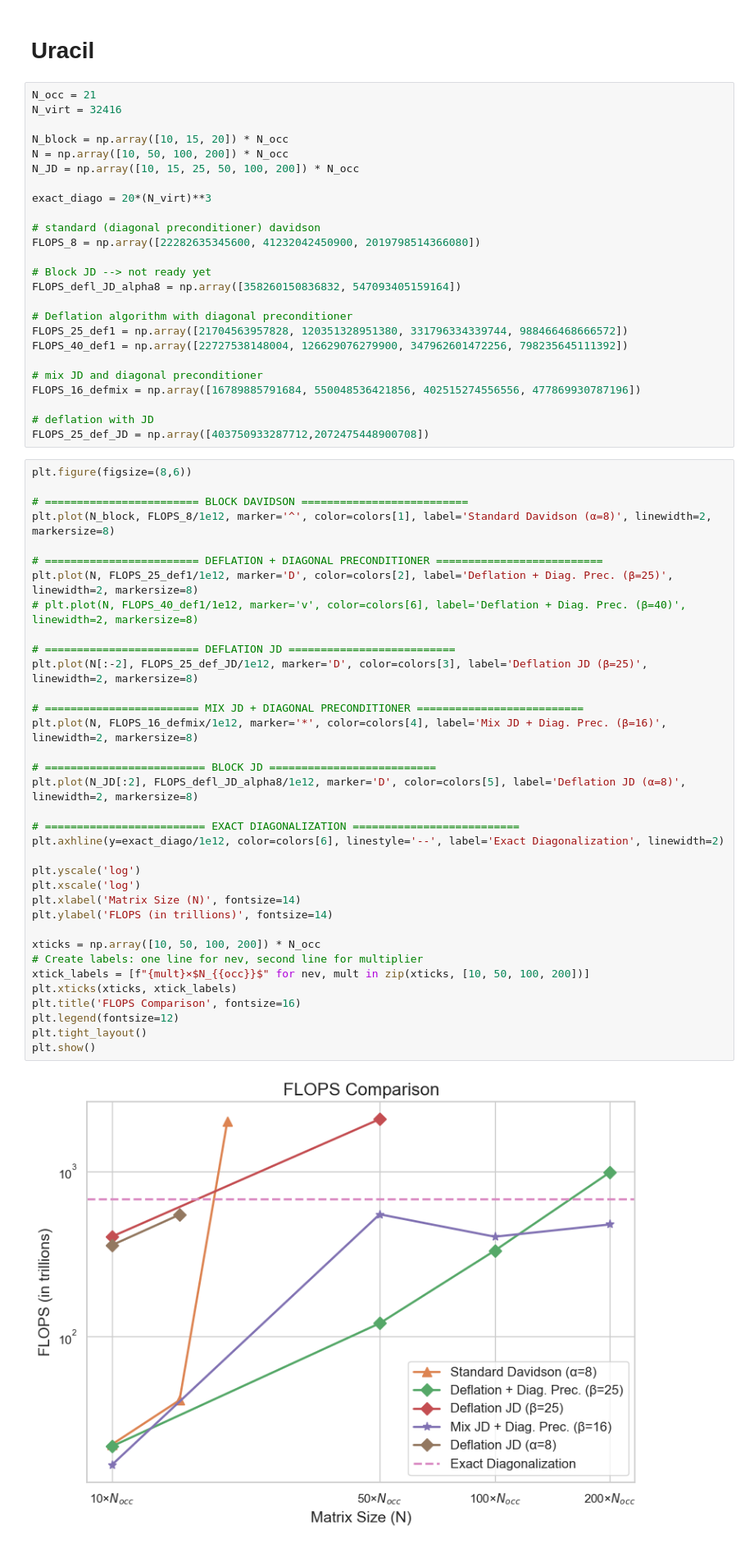
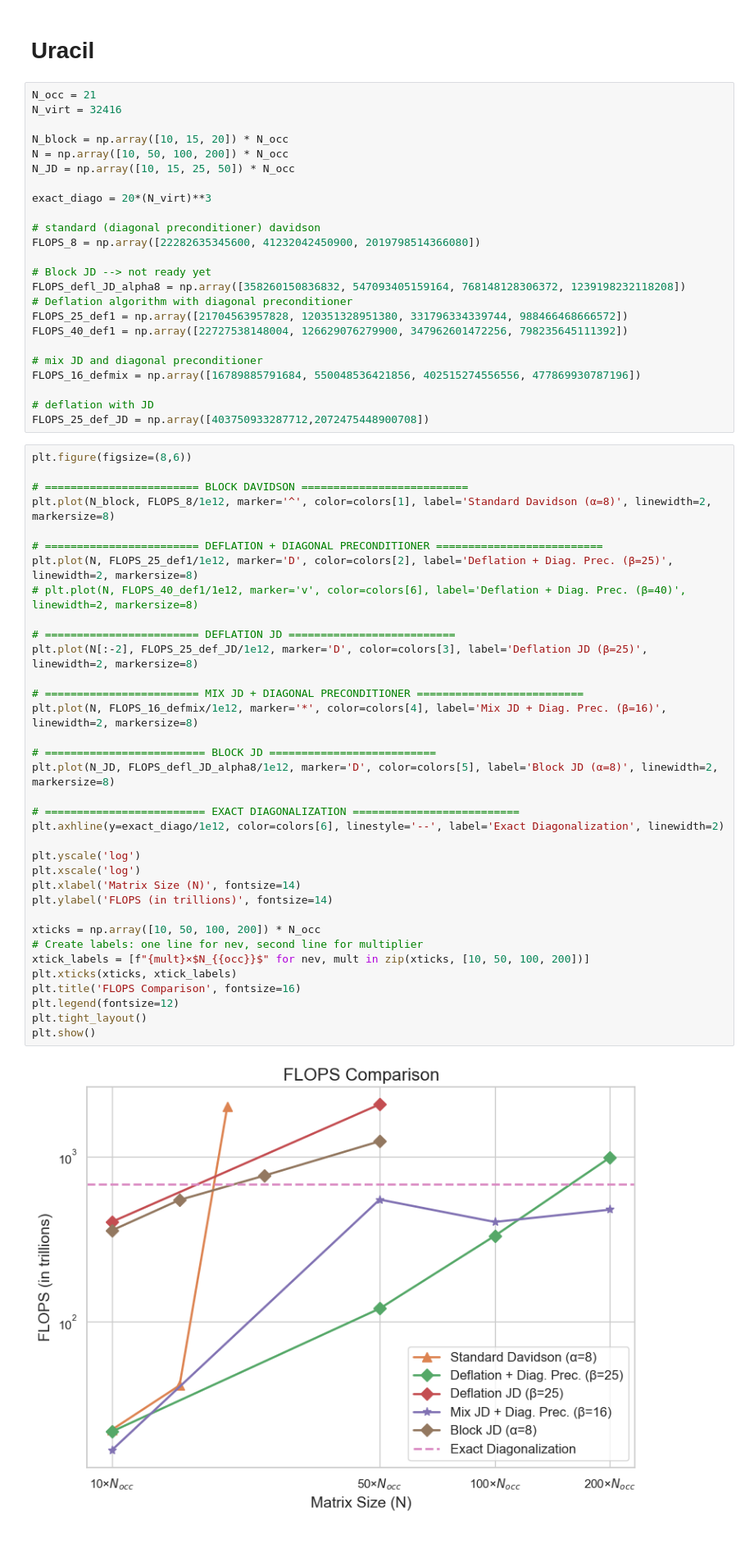
Before and after one commit to framere/Final_codes_MA, a Jupyter notebook: Results_plots/results_FLOPS.ipynb, the cells around one changed output. Shown at 82% size. Drawn from its saved outputs; the diff is of its cells as text.

```diff
--- a/Results_plots/results_FLOPS.ipynb
+++ b/Results_plots/results_FLOPS.ipynb
@@ -139,7 +139,7 @@ N_virt = 32416
 
 N_block = np.array([10, 15, 20]) * N_occ
 N = np.array([10, 50, 100, 200]) * N_occ
-N_JD = np.array([10, 15, 25, 50, 100, 200]) * N_occ
+N_JD = np.array([10, 15, 25, 50]) * N_occ
 
 exact_diago = 20*(N_virt)**3
 
@@ -147,8 +147,7 @@ exact_diago = 20*(N_virt)**3
 FLOPS_8 = np.array([22282635345600, 41232042450900, 2019798514366080])
 
 # Block JD --> not ready yet
-FLOPS_defl_JD_alpha8 = np.array([358260150836832, 547093405159164])
-
+FLOPS_defl_JD_alpha8 = np.array([358260150836832, 547093405159164, 768148128306372, 1239198232118208])
 # Deflation algorithm with diagonal preconditioner
 FLOPS_25_def1 = np.array([21704563957828, 120351328951380, 331796334339744, 988466468666572])
 FLOPS_40_def1 = np.array([22727538148004, 126629076279900, 347962601472256, 798235645111392])
@@ -166,32 +165,32 @@ plt.plot(N_block, FLOPS_8/1e12, marker='^', color=colors[1], label='Standard Dav
 
 # ======================== DEFLATION + DIAGONAL PRECONDITIONER ==========================
 plt.plot(N, FLOPS_25_def1/1e12, marker='D', color=colors[2], label='Deflation + Diag. Prec. (β=25)', linewidth=2, markersize=8)
 # plt.plot(N, FLOPS_40_def1/1e12, marker='v', color=colors[6], label='Deflation + Diag. Prec. (β=40)', linewidth=2, markersize=8)
 
 # ======================== DEFLATION JD ==========================
 plt.plot(N[:-2], FLOPS_25_def_JD/1e12, marker='D', color=colors[3], label='Deflation JD (β=25)', linewidth=2, markersize=8)
 
 # ======================== MIX JD + DIAGONAL PRECONDITIONER ==========================
 plt.plot(N, FLOPS_16_defmix/1e12, marker='*', color=colors[4], label='Mix JD + Diag. Prec. (β=16)', linewidth=2, markersize=8)
 
 # ========================= BLOCK JD ==========================
-plt.plot(N_JD[:2], FLOPS_defl_JD_alpha8/1e12, marker='D', color=colors[5], label='Deflation JD (α=8)', linewidth=2, markersize=8)
+plt.plot(N_JD, FLOPS_defl_JD_alpha8/1e12, marker='D', color=colors[5], label='Block JD (α=8)', linewidth=2, markersize=8)
 
 # ========================= EXACT DIAGONALIZATION ==========================
 plt.axhline(y=exact_diago/1e12, color=colors[6], linestyle='--', label='Exact Diagonalization', linewidth=2)
 
 plt.yscale('log')
 plt.xscale('log')
 plt.xlabel('Matrix Size (N)', fontsize=14)
 plt.ylabel('FLOPS (in trillions)', fontsize=14)
 
 xticks = np.array([10, 50, 100, 200]) * N_occ
 # Create labels: one line for nev, second line for multiplier
 xtick_labels = [f"{mult}×$N_{{occ}}$" for nev, mult in zip(xticks, [10, 50, 100, 200])]
 plt.xticks(xticks, xtick_labels)
 plt.title('FLOPS Comparison', fontsize=16)
 plt.legend(fontsize=12)
 plt.tight_layout()
 plt.show()
 # %% [output]
-[figure, old version]
+[figure, new version]
```
Also changed, not shown: 5 other files.
